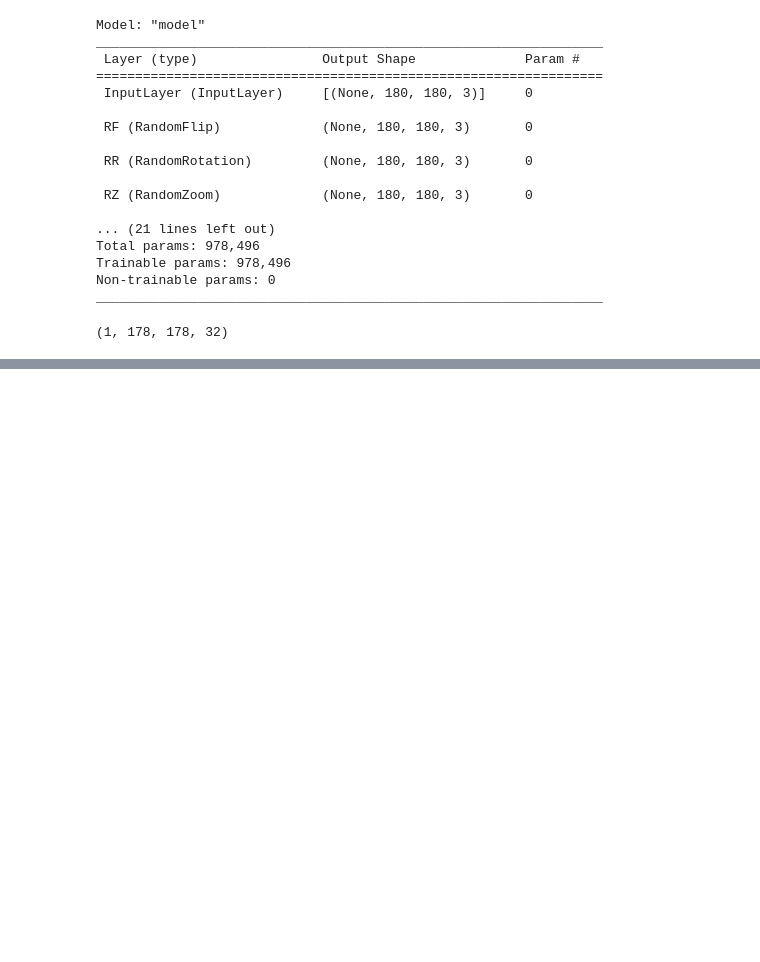
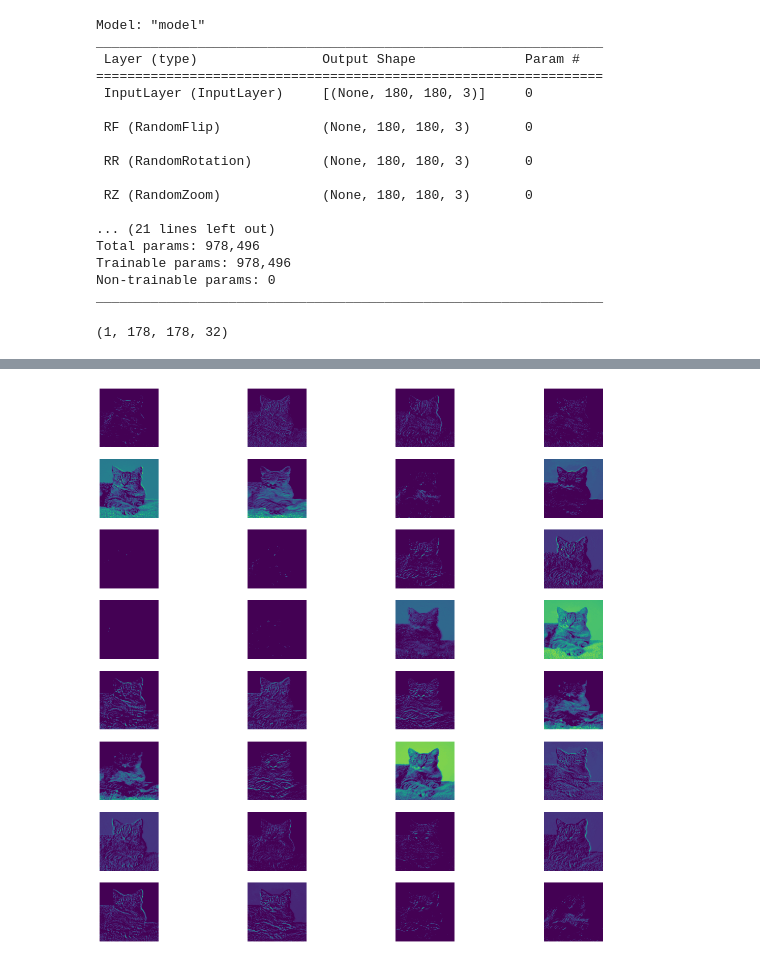
Before and after one commit to santoshrsarangi/tensorflow, a Jupyter notebook: tensorflow/computer-vision/7 Visualising_intermediate_activations.ipynb, the cells around one changed output, grey strips where cells are left out. Drawn from its saved outputs; the diff is of its cells as text; code cells hidden in the pictures; blank space fills up the shorter version.

```diff
--- a/tensorflow/computer-vision/7 Visualising_intermediate_activations.ipynb
+++ b/tensorflow/computer-vision/7 Visualising_intermediate_activations.ipynb
@@ -111,0 +129,14 @@ activations[0].shape
+# %%
+fig = plt.figure(figsize=(20, 20))
+
+#fig, axs = plt.subplots(4,8, figsize=(16,9))
+
+size = np.size(activations[0], 3)
+
+for i in range(size):
+  fig.add_subplot(8, 4, i+1)
+  plt.imshow(activations[0][0, :, :, i])
+  plt.axis("off")
+plt.show()
+# %% [output]
+[figure, added]
```
Also changed, not shown: parts of 4 cells of this notebook.
